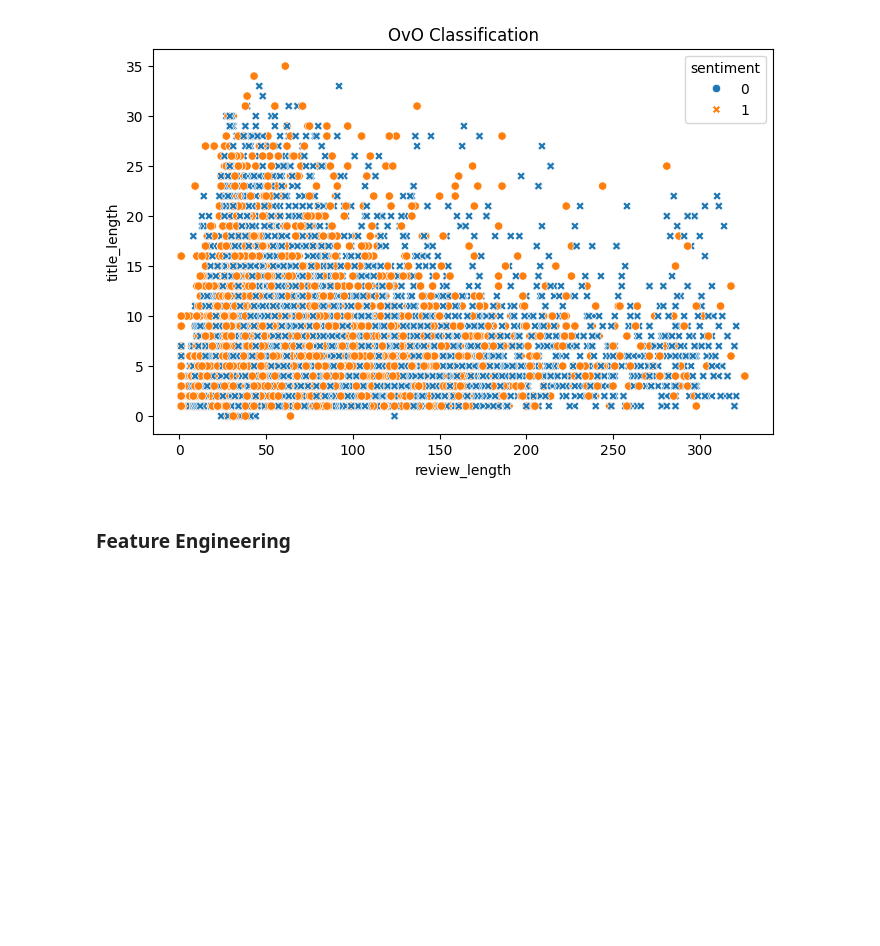
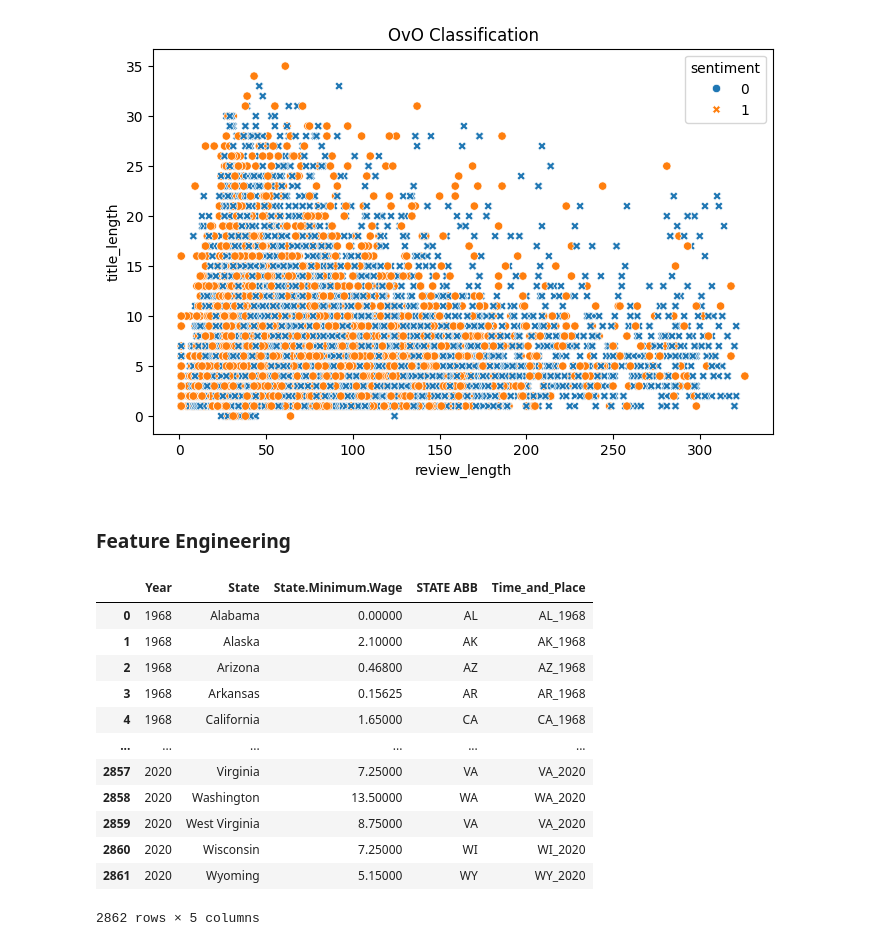
Before and after one commit to smokytrails/Voices-of-Walmart, a Jupyter notebook: Employee Review Analysis.ipynb, the cells around one changed output. Drawn from its saved outputs; the diff is of its cells as text; code cells hidden in the pictures; blank space fills up the shorter version.

```diff
--- a/Employee Review Analysis.ipynb
+++ b/Employee Review Analysis.ipynb
@@ -449,0 +452,27 @@ plt.show()
+# %%
+def state_column(location):
+    for state in states:
+        if state[0].lower() in location.lower():
+            return state[1]
+    return 'none'
+min_wage_filtered=pd.DataFrame()
+min_wage_filtered['Year']=min_wage['Year']
+min_wage_filtered['State']=min_wage['State']
+min_wage_filtered['State.Minimum.Wage']=min_wage['State.Minimum.Wage']
+min_wage_filtered['STATE ABB']=min_wage_filtered['State'].apply(state_column)
+min_wage_filtered['Time_and_Place'] = min_wage_filtered['STATE ABB'] + '_' + min_wage_filtered['Year'].astype(str)
+min_wage_filtered
+# %% [output]
+|  | Year | State | State.Minimum.Wage | STATE ABB | Time_and_Place |
+| 0 | 1968 | Alabama | 0.00000 | AL | AL_1968 |
+| 1 | 1968 | Alaska | 2.10000 | AK | AK_1968 |
+| 2 | 1968 | Arizona | 0.46800 | AZ | AZ_1968 |
+| 3 | 1968 | Arkansas | 0.15625 | AR | AR_1968 |
+| 4 | 1968 | California | 1.65000 | CA | CA_1968 |
+| ... | ... | ... | ... | ... | ... |
+| 2857 | 2020 | Virginia | 7.25000 | VA | VA_2020 |
+| 2858 | 2020 | Washington | 13.50000 | WA | WA_2020 |
+| 2859 | 2020 | West Virginia | 8.75000 | VA | VA_2020 |
+| 2860 | 2020 | Wisconsin | 7.25000 | WI | WI_2020 |
+| 2861 | 2020 | Wyoming | 5.15000 | WY | WY_2020 |
+2862 rows × 5 columns
```
Also changed, not shown: parts of 2 cells of this notebook.
